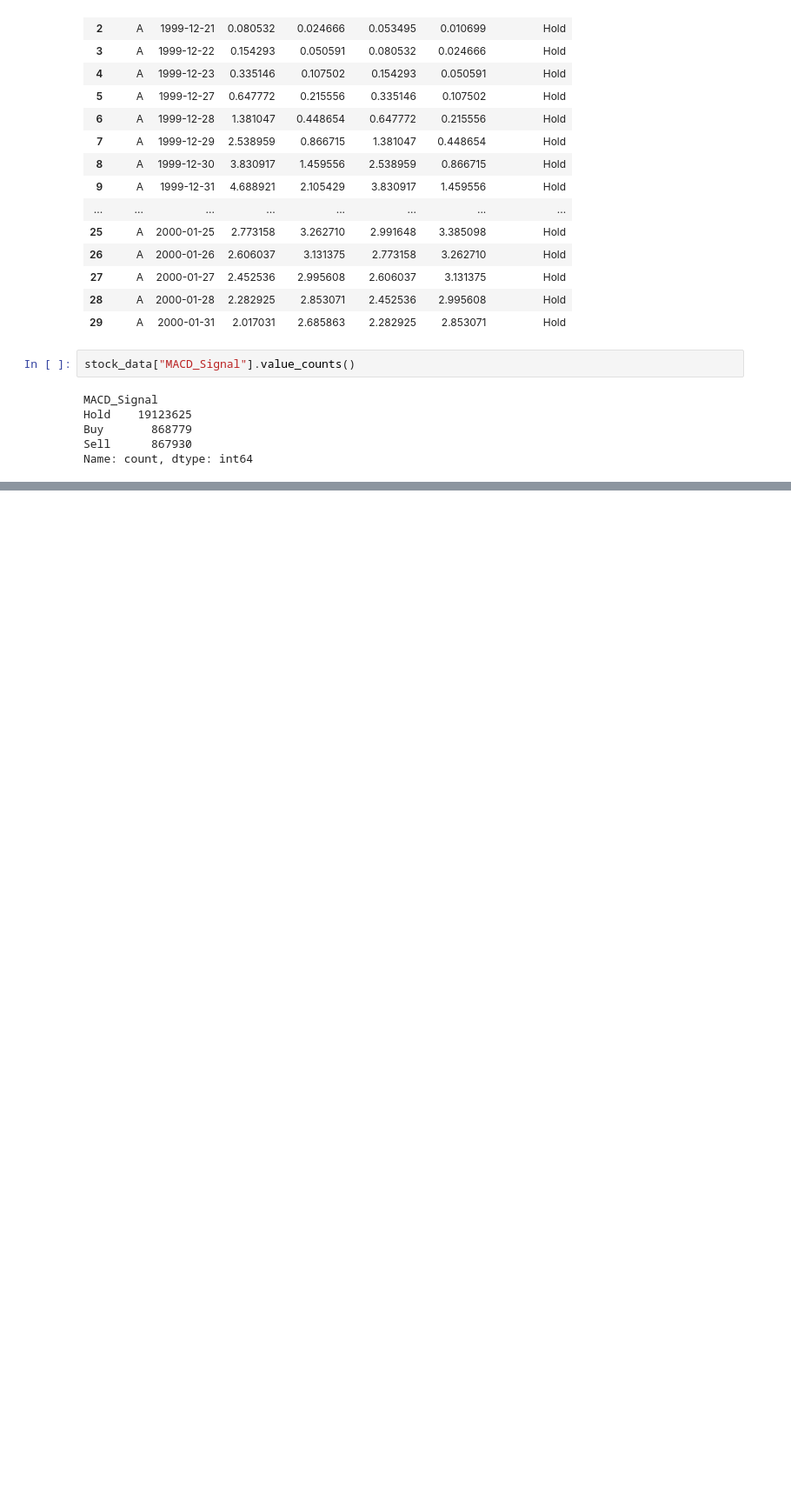
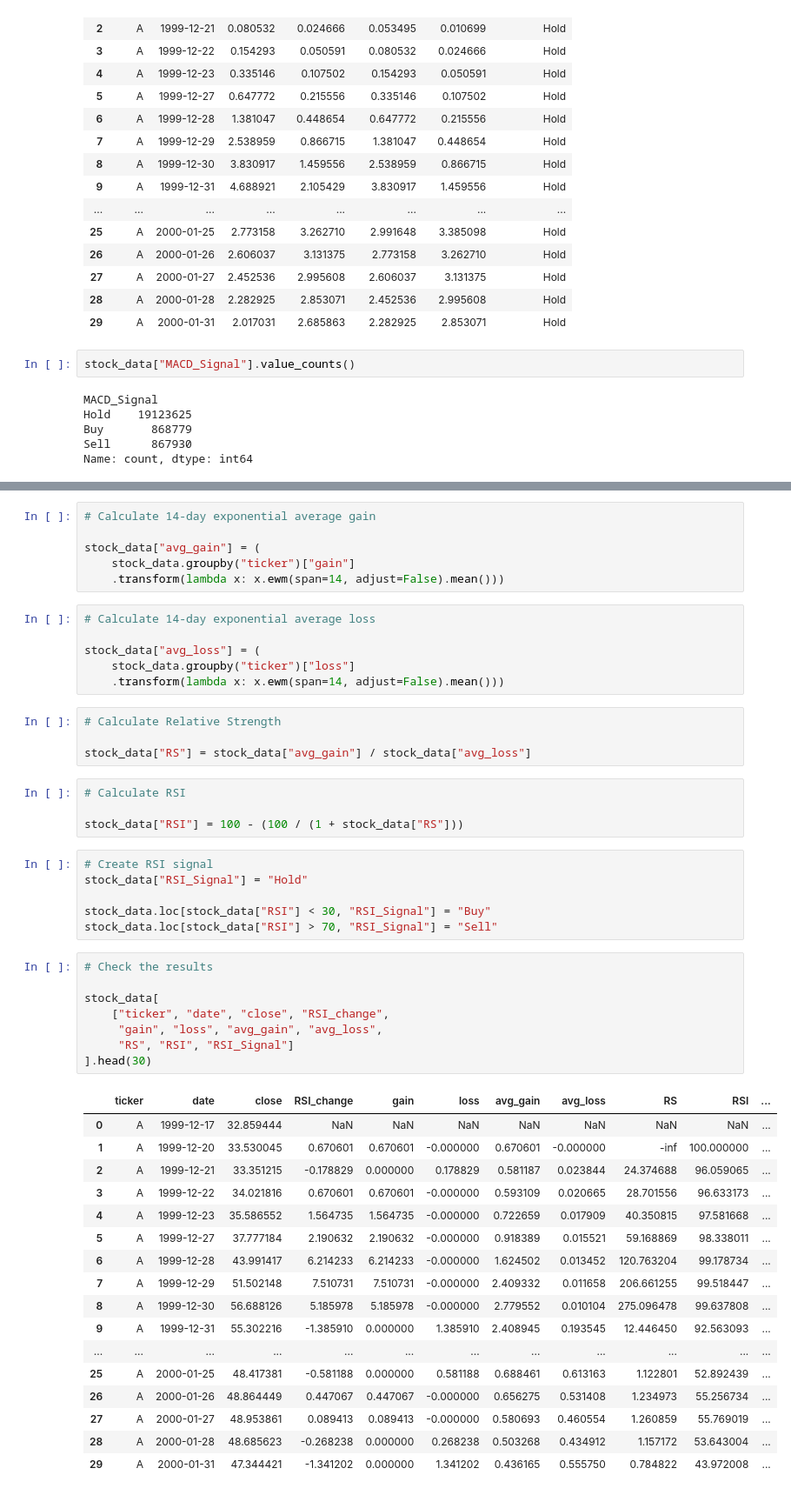
Before and after one commit to Yvesangwa/DAAI_projects, a Jupyter notebook: Project_3_ML_for_Predicting_Trading_Signals/Predicting_Trading_Signal.ipynb, the cells around one changed output, grey strips where cells are left out. Shown at 87% size. Saved outputs shown, nothing was run; the diff lists cells and outputs as text; blank space fills up the shorter version.

```diff
--- a/Project_3_ML_for_Predicting_Trading_Signals/Predicting_Trading_Signal.ipynb
+++ b/Project_3_ML_for_Predicting_Trading_Signals/Predicting_Trading_Signal.ipynb
@@ -172,0 +192,52 @@ Name: count, dtype: int64
+# %%
+# Calculate 14-day exponential average gain
+
+stock_data["avg_gain"] = (
+    stock_data.groupby("ticker")["gain"]
+    .transform(lambda x: x.ewm(span=14, adjust=False).mean()))
+# %%
+# Calculate 14-day exponential average loss
+
+stock_data["avg_loss"] = (
+    stock_data.groupby("ticker")["loss"]
+    .transform(lambda x: x.ewm(span=14, adjust=False).mean()))
+# %%
+# Calculate Relative Strength
+
+stock_data["RS"] = stock_data["avg_gain"] / stock_data["avg_loss"]
+# %%
+# Calculate RSI
+
+stock_data["RSI"] = 100 - (100 / (1 + stock_data["RS"]))
+# %%
+# Create RSI signal
+stock_data["RSI_Signal"] = "Hold"
+
+stock_data.loc[stock_data["RSI"] < 30, "RSI_Signal"] = "Buy"
+stock_data.loc[stock_data["RSI"] > 70, "RSI_Signal"] = "Sell"
+# %%
+# Check the results
+
+stock_data[
+    ["ticker", "date", "close", "RSI_change",
+     "gain", "loss", "avg_gain", "avg_loss",
+     "RS", "RSI", "RSI_Signal"]
+].head(30)
+# %% [output]
+|  | ticker | date | close | RSI_change | gain | loss | avg_gain | avg_loss | RS | RSI | ... |
+| 0 | A | 1999-12-17 | 32.859444 | NaN | NaN | NaN | NaN | NaN | NaN | NaN | ... |
+| 1 | A | 1999-12-20 | 33.530045 | 0.670601 | 0.670601 | -0.000000 | 0.670601 | -0.000000 | -inf | 100.000000 | ... |
+| 2 | A | 1999-12-21 | 33.351215 | -0.178829 | 0.000000 | 0.178829 | 0.581187 | 0.023844 | 24.374688 | 96.059065 | ... |
+| 3 | A | 1999-12-22 | 34.021816 | 0.670601 | 0.670601 | -0.000000 | 0.593109 | 0.020665 | 28.701556 | 96.633173 | ... |
+| 4 | A | 1999-12-23 | 35.586552 | 1.564735 | 1.564735 | -0.000000 | 0.722659 | 0.017909 | 40.350815 | 97.581668 | ... |
+| 5 | A | 1999-12-27 | 37.777184 | 2.190632 | 2.190632 | -0.000000 | 0.918389 | 0.015521 | 59.168869 | 98.338011 | ... |
+| 6 | A | 1999-12-28 | 43.991417 | 6.214233 | 6.214233 | -0.000000 | 1.624502 | 0.013452 | 120.763204 | 99.178734 | ... |
+| 7 | A | 1999-12-29 | 51.502148 | 7.510731 | 7.510731 | -0.000000 | 2.409332 | 0.011658 | 206.661255 | 99.518447 | ... |
+| 8 | A | 1999-12-30 | 56.688126 | 5.185978 | 5.185978 | -0.000000 | 2.779552 | 0.010104 | 275.096478 | 99.637808 | ... |
+| 9 | A | 1999-12-31 | 55.302216 | -1.385910 | 0.000000 | 1.385910 | 2.408945 | 0.193545 | 12.446450 | 92.563093 | ... |
+| ... | ... | ... | ... | ... | ... | ... | ... | ... | ... | ... | ... |
+| 25 | A | 2000-01-25 | 48.417381 | -0.581188 | 0.000000 | 0.581188 | 0.688461 | 0.613163 | 1.122801 | 52.892439 | ... |
+| 26 | A | 2000-01-26 | 48.864449 | 0.447067 | 0.447067 | -0.000000 | 0.656275 | 0.531408 | 1.234973 | 55.256734 | ... |
+| 27 | A | 2000-01-27 | 48.953861 | 0.089413 | 0.089413 | -0.000000 | 0.580693 | 0.460554 | 1.260859 | 55.769019 | ... |
+| 28 | A | 2000-01-28 | 48.685623 | -0.268238 | 0.000000 | 0.268238 | 0.503268 | 0.434912 | 1.157172 | 53.643004 | ... |
+| 29 | A | 2000-01-31 | 47.344421 | -1.341202 | 0.000000 | 1.341202 | 0.436165 | 0.555750 | 0.784822 | 43.972008 | ... |
```
Also changed, not shown: parts of 6 cells of this notebook.
